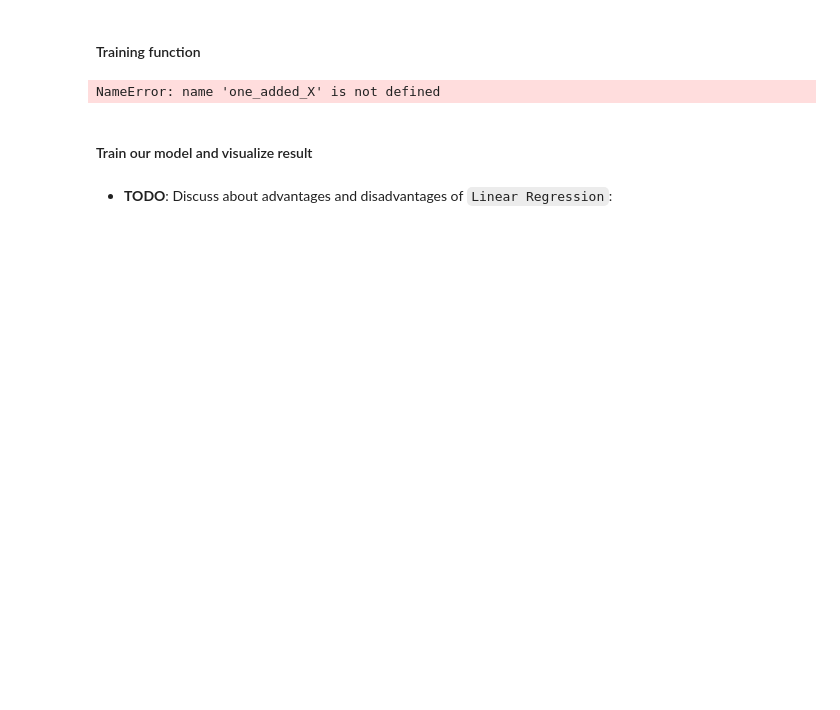
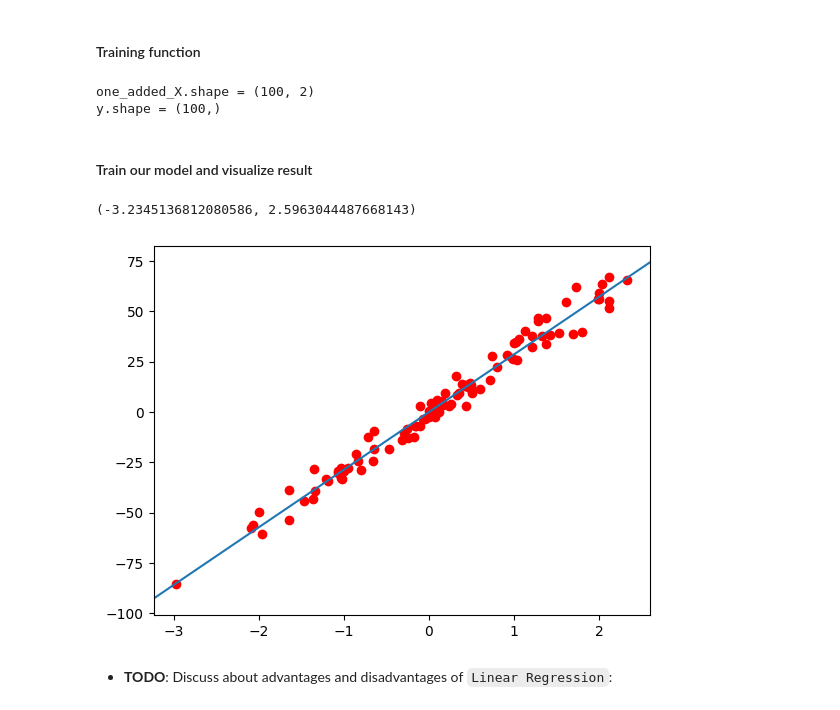
Before and after one commit to nhatminhtrieu/Code-Python, a Jupyter notebook: Notebooks/Intro2ML/Lab01/21127112.ipynb, the cells around one changed output. Drawn from its saved outputs; the diff is of its cells as text; code cells hidden in the pictures; blank space fills up the shorter version.

```diff
--- a/Notebooks/Intro2ML/Lab01/21127112.ipynb
+++ b/Notebooks/Intro2ML/Lab01/21127112.ipynb
@@ -115,30 +117,36 @@ def train_linear_regression(X, y):
 # TODO:
 # First column of one_added_X is all ones (corresponding to x_0).
 
-print ('one_added_X.shape =', one_added_X.shape)
-print ('y.shape =', y.shape)
+one_added_X = np.concatenate((np.ones((X.shape[0], 1)), X), axis=1)
+
+print('one_added_X.shape =', one_added_X.shape)
+print('y.shape =', y.shape)
 # %% [output]
-NameError: name 'one_added_X' is not defined
+one_added_X.shape = (100, 2)
+y.shape = (100,)
 # %% [markdown]
 #### Train our model and visualize result
 # %%
 w = train_linear_regression(one_added_X, y)
 
 # Visualize result
 predicted_ys = one_added_X.dot(w)
 
-plt.plot(X,y,'ro')
+plt.plot(X, y, 'ro')
 
 x_min, x_max = plt.xlim()
 xs = np.array([x_min, x_max]).reshape(-1, 1)
 
 # Construct one_added_xs
 # TODO:
 # First column of one_added_xs is all ones (corresponding to x_0).
-
+ones_added_xs = np.concatenate((np.ones((xs.shape[0], 1)), xs), axis=1)
 
 predicted_ys = ones_added_xs.dot(w)
 plt.plot(xs, predicted_ys)
 plt.xlim(x_min, x_max)
+# %% [output]
+(-3.2345136812080586, 2.5963044487668143)
+[figure, added]
 # %% [markdown]
 - **TODO**: Discuss about advantages and disadvantages of `Linear Regression`:
```
Also changed, not shown: parts of 5 cells of this notebook, 2 other files.
